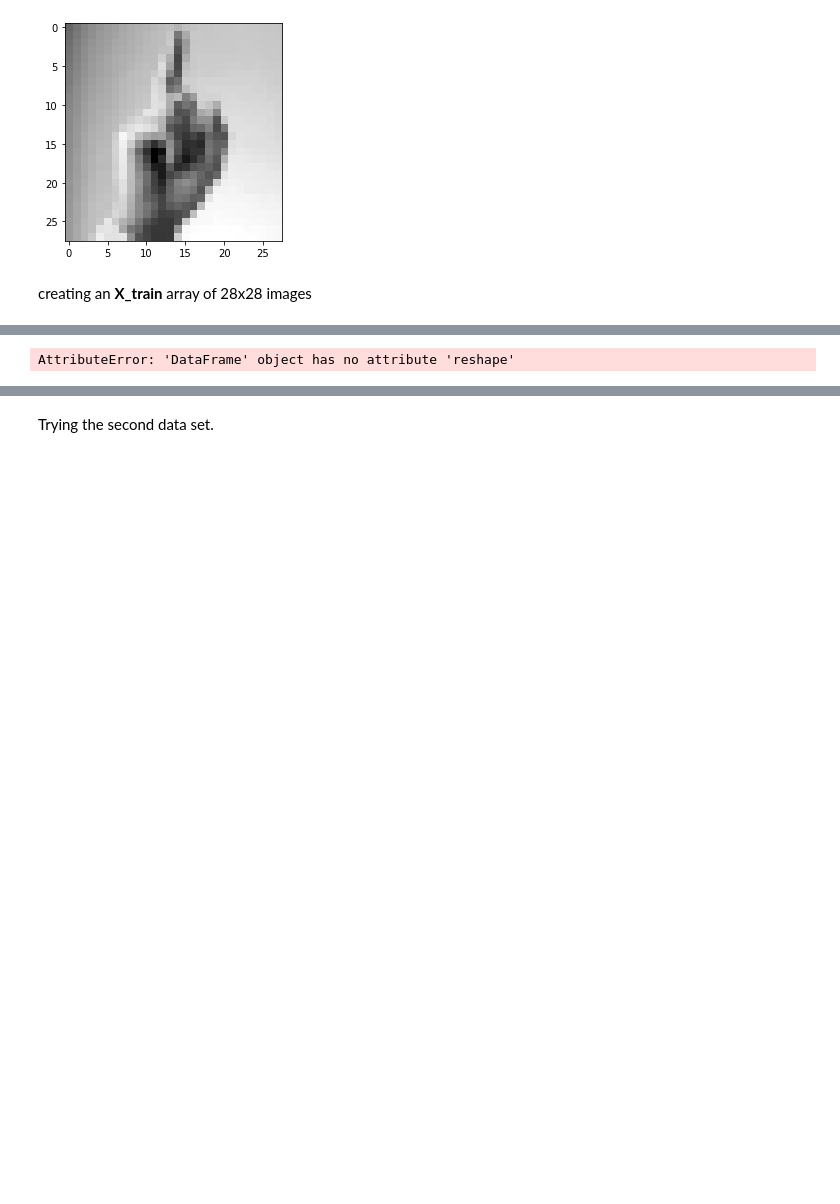
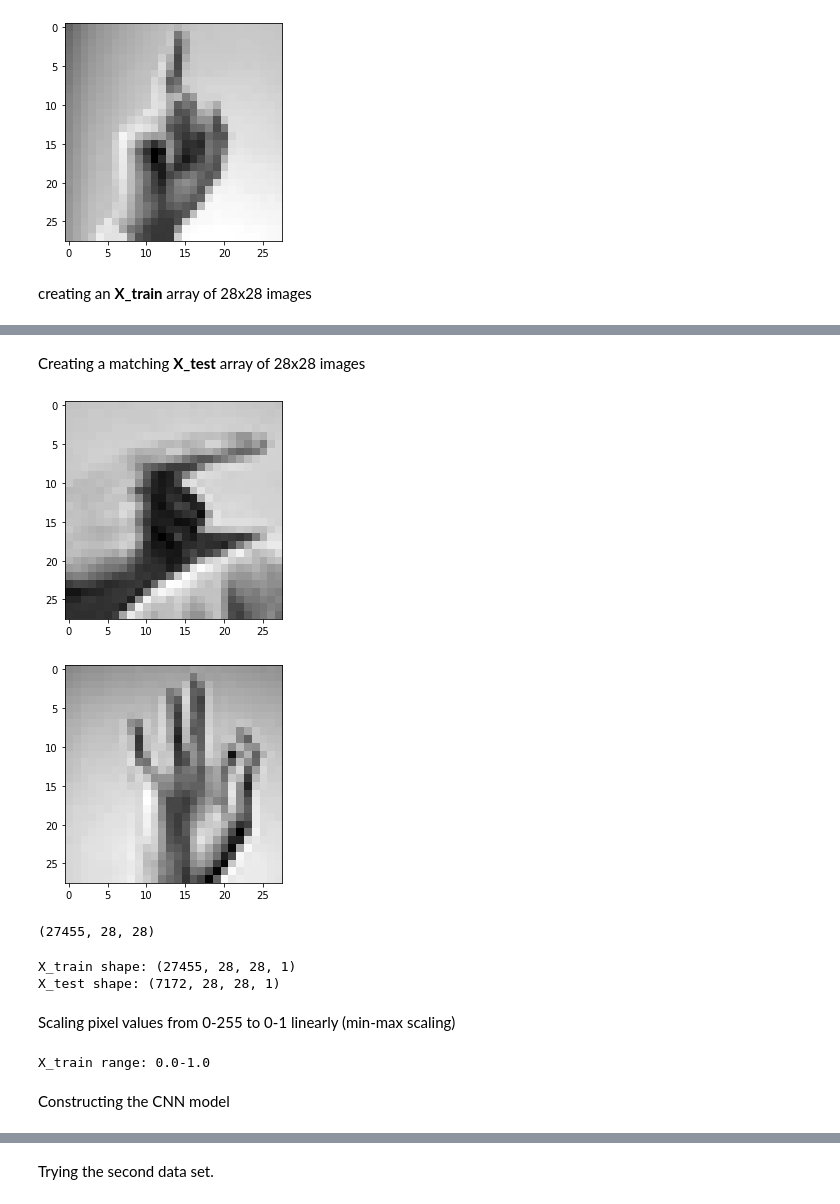
Before and after one commit to Windblown-Marionette/fingerspelling-text, a Jupyter notebook: Fingerspelling-CNN.ipynb, the cells around one changed output, grey strips where cells are left out. Saved outputs shown, nothing was run; the diff lists cells and outputs as text; code cells hidden in the pictures; blank space fills up the shorter version.

```diff
--- a/Fingerspelling-CNN.ipynb
+++ b/Fingerspelling-CNN.ipynb
@@ -132,12 +132,41 @@ np.array(X_images_train).shape
+# %% [markdown]
+Creating a matching __X_test__ array of 28x28 images
+# %%
+X_images_test = []
+for n in range(X_test.shape[0]):
+    nth_image = X_test.iloc[n,:].values.reshape(28,28)
+    X_images_test.append(nth_image)
+
+
+plt.pyplot.imshow(X_images_test[0], cmap = 'gray')
+plt.pyplot.show()
+plt.pyplot.imshow(X_images_test[1], cmap = 'gray')
+plt.pyplot.show()
+np.array(X_images_train).shape
+# %% [output]
+[figure, added]
+[figure, added]
+(27455, 28, 28)
 # %%
 # Define input image dimensions
-img_rows, img_cols = 28, 28#NEED the last 2/3 of shape data from X_ sets.
-
+img_rows, img_cols = 28, 28
 # Reshape for Keras model types
-X_train = X_train.reshape(X_train.shape[0], img_rows, img_cols, 1)
-X_test = X_test.reshape(X_test.shape[0], img_rows, img_cols, 1)
+X_train = X_train.values.reshape(X_train.shape[0], img_rows, img_cols, 1)
+X_test = X_test.values.reshape(X_test.shape[0], img_rows, img_cols, 1)
 
 print(f'X_train shape: {X_train.shape}')
 print(f'X_test shape: {X_test.shape}')
 # %% [output]
-AttributeError: 'DataFrame' object has no attribute 'reshape'
+X_train shape: (27455, 28, 28, 1)
+X_test shape: (7172, 28, 28, 1)
+# %% [markdown]
+Scaling pixel values from 0-255 to 0-1 linearly (min-max scaling)
+# %%
+X_train = X_train.astype('float32') / 255
+X_test = X_test.astype('float32') / 255
+
+print(f'X_train range: {X_train.min()}-{X_train.max()}')
+# %% [output]
+X_train range: 0.0-1.0
+# %% [markdown]
+Constructing the CNN model
```
Also changed, not shown: parts of 11 cells of this notebook.
